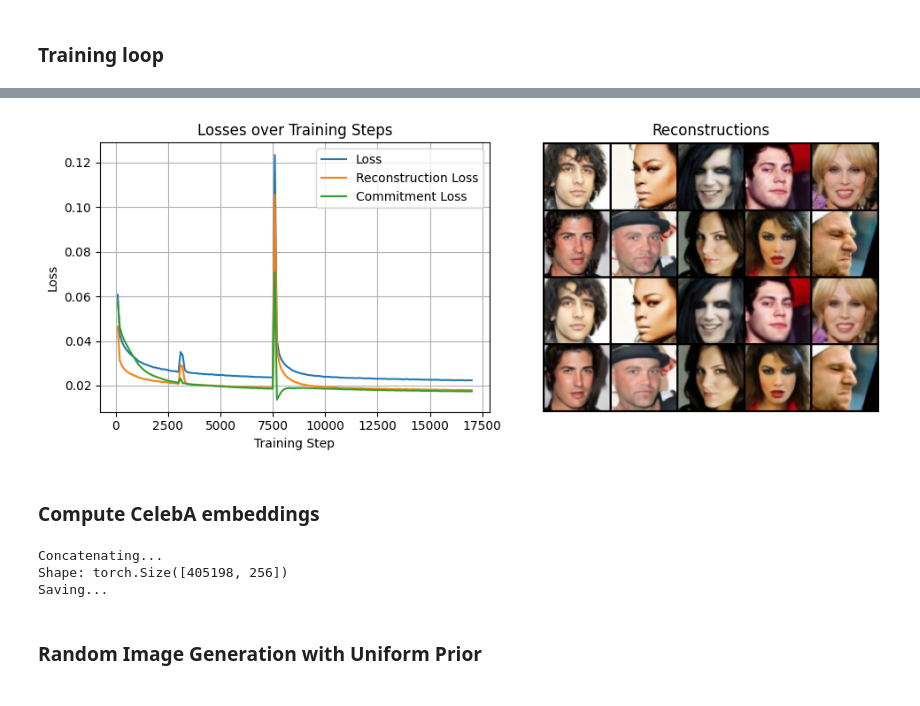
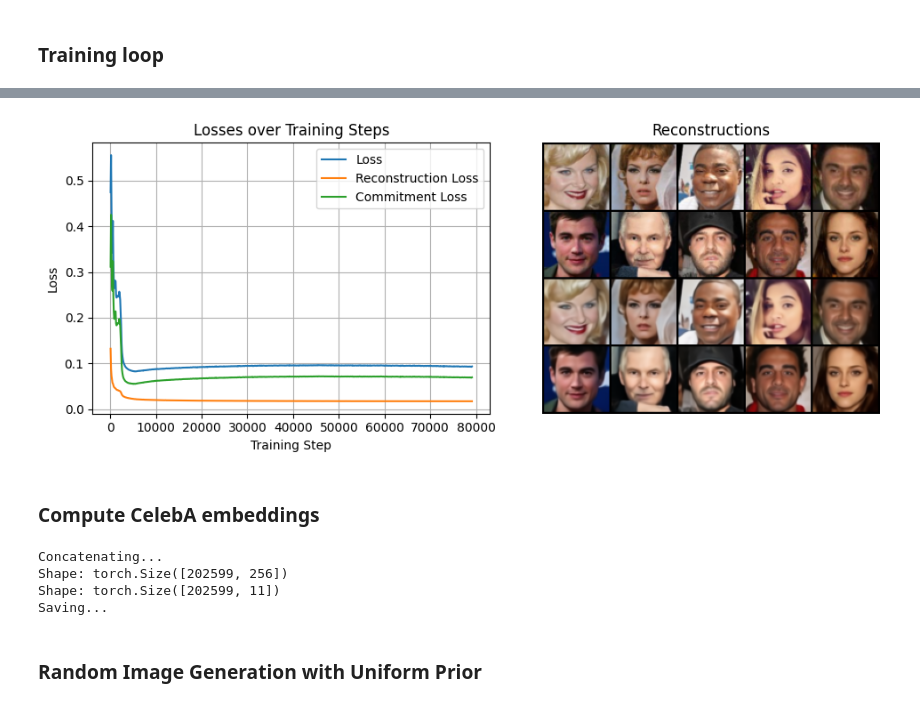
Before and after one commit to patrickmastorga/VQ-VAE-Tranformer-Image-Gen, a Jupyter notebook: VQ_generate_data_ivo.ipynb, the cells around one changed output, grey strips where cells are left out. Saved outputs shown, nothing was run; the diff lists cells and outputs as text; code cells hidden in the pictures.

Commit message:
Ran and generated indices/attributes

```diff
--- a/VQ_generate_data_ivo.ipynb
+++ b/VQ_generate_data_ivo.ipynb
@@ -122,7 +162,7 @@ BETA = 0.25
 
 # optionally, resume training from a checkpoint
 CONTINUE_FROM_CHECKPOINT = True #  # str | None
-CHECKPOINT_PATH = '/content/drive/MyDrive/vq_models/vq16_codebook_refresh_17000.pt'
+CHECKPOINT_PATH = '/content/drive/MyDrive/vq_models/checkpoint_ivo_new.pt'
 
 # optmizer and training state vars
 optimizer = torch.optim.Adam(vq_vae.parameters(), lr=LEARNING_RATE)
@@ -141,7 +181,7 @@ train_state = {
 if CONTINUE_FROM_CHECKPOINT:
     train_state = torch.load(CHECKPOINT_PATH, map_location=device)
     vq_vae.load_state_dict(train_state['model_state'])
-    optimizer.load_state_dict(train_state['optmiizer_state'])
+    optimizer.load_state_dict(train_state['optimizer_state'])
     print(f'Checkpoint loaded. Resuming from training step {train_state['steps']}.')
 
 # training loop
@@ -185,7 +225,7 @@ for epoch in range(EPOCHS):
         # saving step
         if train_state['steps'] % SAVE_INTERVAL == 0 or (epoch == EPOCHS - 1 and batch_idx == len(dataloader) - 1):
             train_state['model_state'] = vq_vae.state_dict()
-            train_state['optmiizer_state'] = optimizer.state_dict()
+            train_state['optimizer_state'] = optimizer.state_dict()
             model_save_path = f'{SAVE_PATH}_{train_state['steps']}.pt'
             torch.save(train_state, model_save_path)
             print(f'{strftime('%H:%M:%S')} Checkpoint saved at step {train_state['steps']} to {model_save_path}')
@@ -249,30 +289,38 @@ Checkpoint loaded. Resuming from training step 17000.
 Training complete.
-[figure, old version]
+[figure, new version]
 # %% [markdown]
 ### Compute CelebA embeddings
 # %%
 from tqdm import tqdm
 
-SAVE_PATH = '/content/drive/MyDrive/vq_models/celeba_vq_indices_uint16.pt'
+SAVE_PATH_INDICES = '/content/drive/MyDrive/vq_models/celeba_indices_uint16_ivo.pt'
+SAVE_PATH_ATTRS = '/content/drive/MyDrive/vq_models/celeba_attrs_uint16_ivo.pt'
 celeba_indices = []
+celeba_attrs = []
 
 vq_vae.eval()
 with torch.no_grad():
     for batch in tqdm(dataloader):
-        images, _ = batch
+        images, attrs = batch
         images = images.to(device)
         indices = vq_vae.compute_indices(images)
+        celeba_attrs.append(attrs)
         celeba_indices.append(indices.view(-1, LATENT_W * LATENT_H).cpu())
 
 print('Concatenating...')
 celeba_indices = torch.cat(celeba_indices, dim=0)
+celeba_attrs = torch.cat(celeba_attrs, dim=0)
 print('Shape:', celeba_indices.shape)
+print('Shape:', celeba_attrs.shape)
 celeba_indices = celeba_indices.to(torch.uint16)
+celeba_attrs = celeba_attrs.to(torch.uint16)
 print('Saving...')
-torch.save(celeba_indices, SAVE_PATH)
+torch.save(celeba_indices, SAVE_PATH_INDICES)
+torch.save(celeba_attrs, SAVE_PATH_ATTRS)
 # %% [output]
 Concatenating...
-Shape: torch.Size([405198, 256])
+Shape: torch.Size([202599, 256])
+Shape: torch.Size([202599, 11])
 Saving...
 # %% [markdown]
 ### Random Image Generation with Uniform Prior
```
Also changed, not shown: parts of 7 cells of this notebook.
